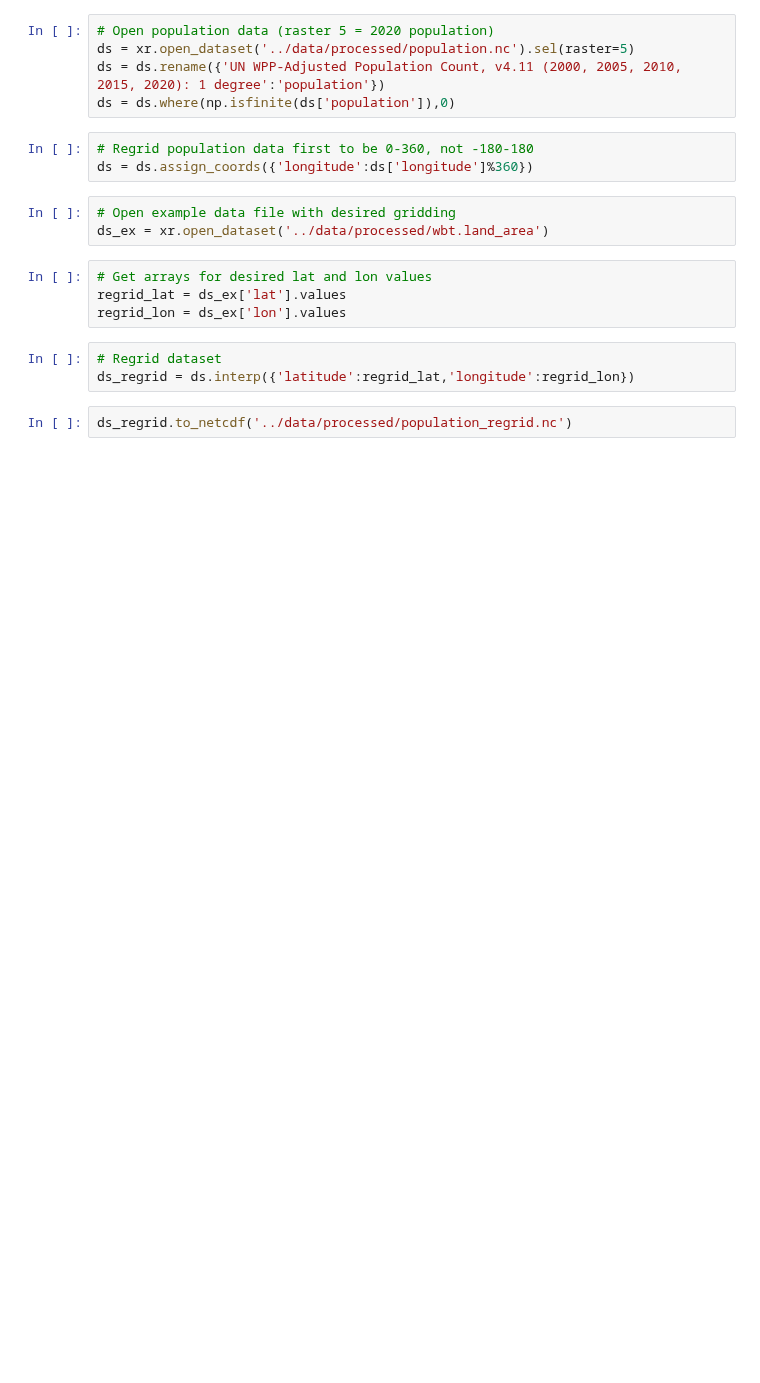
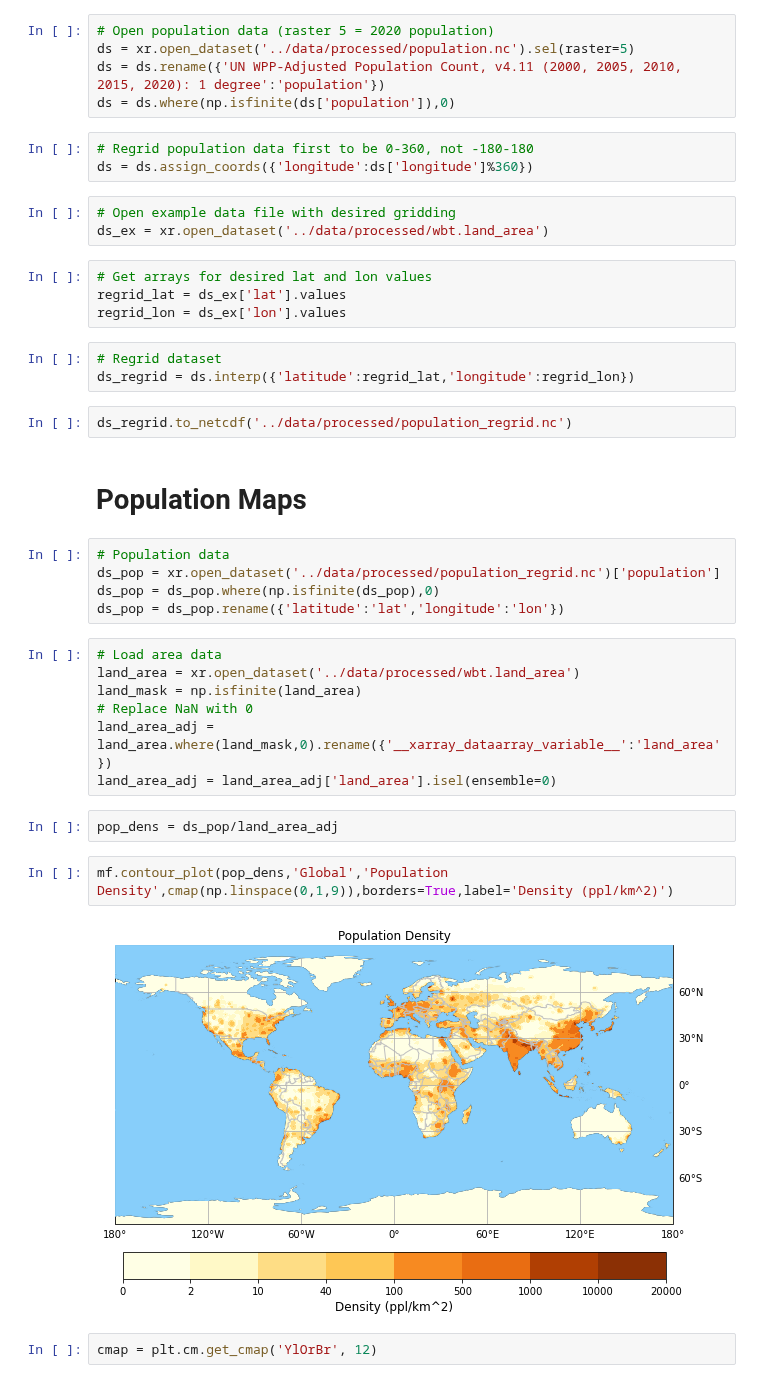
Before and after one commit to KYan19/pei, a Jupyter notebook: notebooks/6.2_Population.ipynb, the cells around one changed output. Drawn from its saved outputs; the diff is of its cells as text; blank space fills up the shorter version.

Commit message:
Population density map

```diff
--- a/notebooks/6.2_Population.ipynb
+++ b/notebooks/6.2_Population.ipynb
@@ -25,3 +28,25 @@ regrid_lon = ds_ex['lon'].values
 ds_regrid = ds.interp({'latitude':regrid_lat,'longitude':regrid_lon})
 # %%
 ds_regrid.to_netcdf('../data/processed/population_regrid.nc')
+# %% [markdown]
+# Population Maps
+# %%
+# Population data
+ds_pop = xr.open_dataset('../data/processed/population_regrid.nc')['population']
+ds_pop = ds_pop.where(np.isfinite(ds_pop),0)
+ds_pop = ds_pop.rename({'latitude':'lat','longitude':'lon'})
+# %%
+# Load area data
+land_area = xr.open_dataset('../data/processed/wbt.land_area')
+land_mask = np.isfinite(land_area)
+# Replace NaN with 0
+land_area_adj = land_area.where(land_mask,0).rename({'__xarray_dataarray_variable__':'land_area'})
+land_area_adj = land_area_adj['land_area'].isel(ensemble=0)
+# %%
+pop_dens = ds_pop/land_area_adj
+# %%
+mf.contour_plot(pop_dens,'Global','Population Density',cmap(np.linspace(0,1,9)),borders=True,label='Density (ppl/km^2)')
+# %% [output]
+[figure, added]
+# %%
+cmap = plt.cm.get_cmap('YlOrBr', 12)
```
Also changed, not shown: parts of 2 cells of this notebook, 1 other file.
